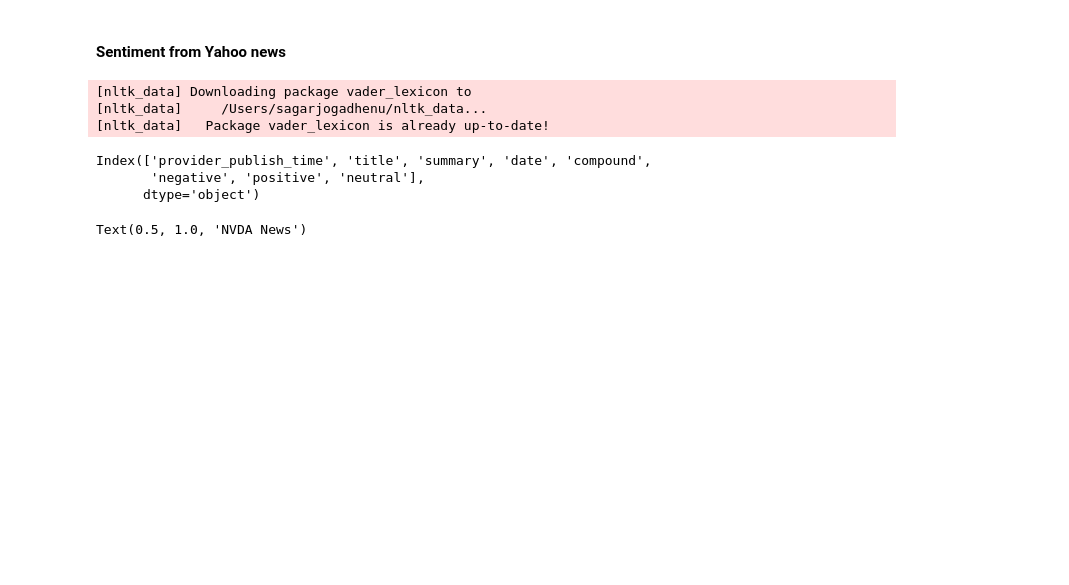
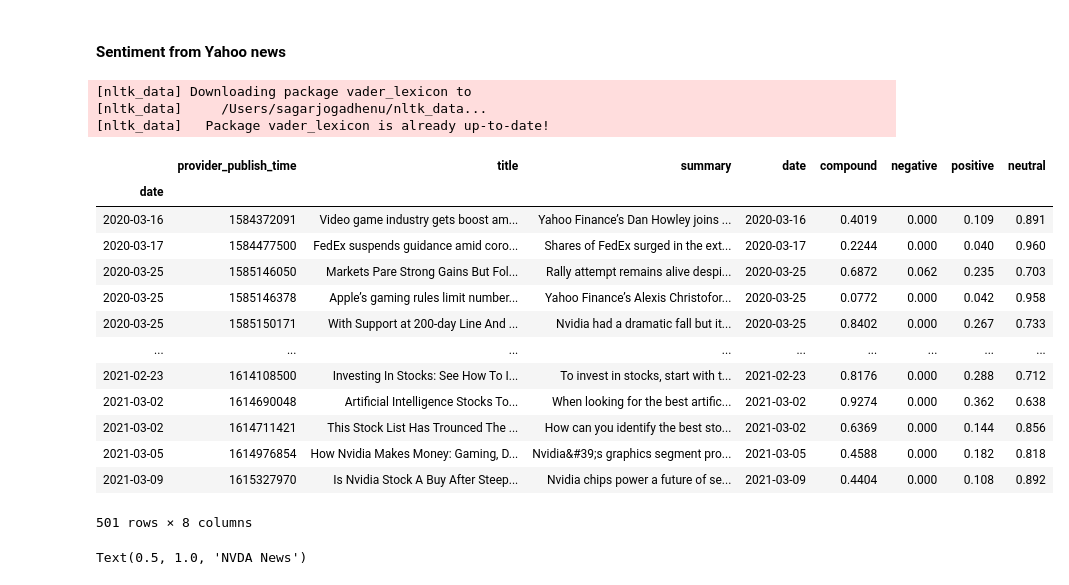
Before and after one commit to sj-ucsd/ece143_stock_sentiment_analysis, a Jupyter notebook: Stock_data_visualization.ipynb, the cells around one changed output. Cells and saved outputs as stored; diff of their text form; code cells hidden in the pictures; blank space fills up the shorter version.

```diff
--- a/Stock_data_visualization.ipynb
+++ b/Stock_data_visualization.ipynb
@@ -203,15 +152,29 @@ Text(0.5, 1.0, 'NVDA chart')
 #### Sentiment from Yahoo news
 # %%
 end_date = '2021-03-04'
-news = get_yahoo_news(symbol,end_date)
-sentiment_data=get_sentiment_from_news(news)
+news = news_scraper.get_yahoo_news(symbol,end_date)
+sentiment_data=news_scraper.get_sentiment_from_news(news)
 # %% [output]
 [nltk_data] Downloading package vader_lexicon to
 [nltk_data]     /Users/sagarjogadhenu/nltk_data...
 [nltk_data]   Package vader_lexicon is already up-to-date!
-Index(['provider_publish_time', 'title', 'summary', 'date', 'compound',
-       'negative', 'positive', 'neutral'],
-      dtype='object')
+# %%
+news
+# %% [output]
+|  | provider_publish_time | title | summary | date | compound | negative | positive | neutral |
+| date |  |  |  |  |  |  |  |  |
+| 2020-03-16 | 1584372091 | Video game industry gets boost am... | Yahoo Finance’s Dan Howley joins ... | 2020-03-16 | 0.4019 | 0.000 | 0.109 | 0.891 |
+| 2020-03-17 | 1584477500 | FedEx suspends guidance amid coro... | Shares of FedEx surged in the ext... | 2020-03-17 | 0.2244 | 0.000 | 0.040 | 0.960 |
+| 2020-03-25 | 1585146050 | Markets Pare Strong Gains But Fol... | Rally attempt remains alive despi... | 2020-03-25 | 0.6872 | 0.062 | 0.235 | 0.703 |
+| 2020-03-25 | 1585146378 | Apple’s gaming rules limit number... | Yahoo Finance’s Alexis Christofor... | 2020-03-25 | 0.0772 | 0.000 | 0.042 | 0.958 |
+| 2020-03-25 | 1585150171 | With Support at 200-day Line And ... | Nvidia had a dramatic fall but it... | 2020-03-25 | 0.8402 | 0.000 | 0.267 | 0.733 |
+| ... | ... | ... | ... | ... | ... | ... | ... | ... |
+| 2021-02-23 | 1614108500 | Investing In Stocks: See How To I... | To invest in stocks, start with t... | 2021-02-23 | 0.8176 | 0.000 | 0.288 | 0.712 |
+| 2021-03-02 | 1614690048 | Artificial Intelligence Stocks To... | When looking for the best artific... | 2021-03-02 | 0.9274 | 0.000 | 0.362 | 0.638 |
+| 2021-03-02 | 1614711421 | This Stock List Has Trounced The ... | How can you identify the best sto... | 2021-03-02 | 0.6369 | 0.000 | 0.144 | 0.856 |
+| 2021-03-05 | 1614976854 | How Nvidia Makes Money: Gaming, D... | Nvidia&#39;s graphics segment pro... | 2021-03-05 | 0.4588 | 0.000 | 0.182 | 0.818 |
+| 2021-03-09 | 1615327970 | Is Nvidia Stock A Buy After Steep... | Nvidia chips power a future of se... | 2021-03-09 | 0.4404 | 0.000 | 0.108 | 0.892 |
+501 rows × 8 columns
 # %%
 news = news.rename(columns={'date':'Date'})
 article_count=news.groupby(['Date'])[['title']].count().sort_index()
```
Also changed, not shown: parts of 22 cells of this notebook, 3 other files.
